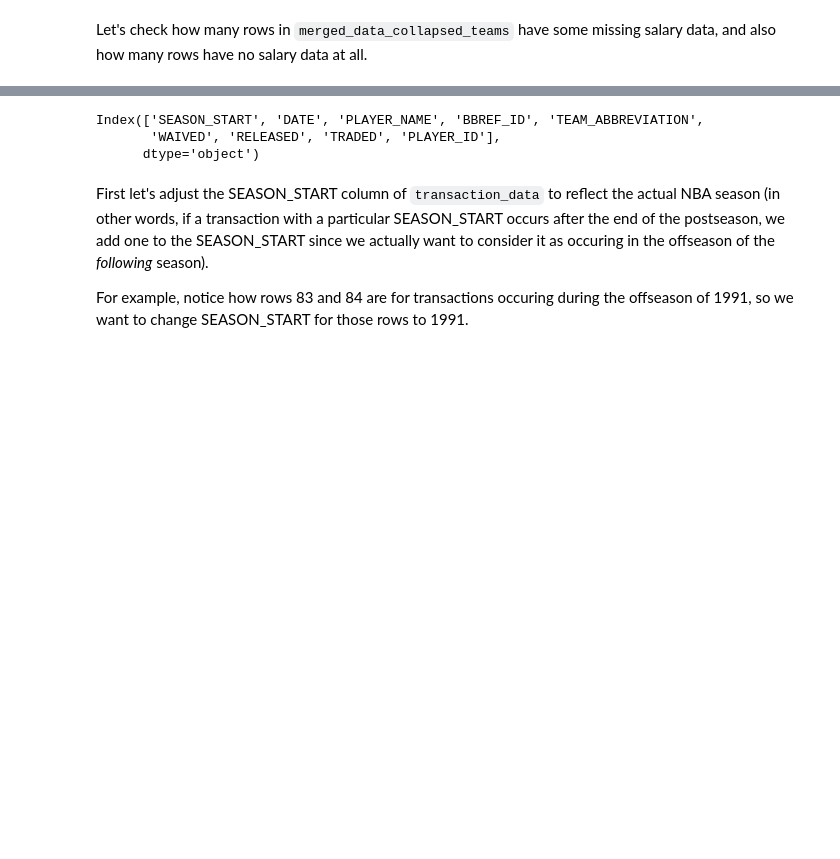
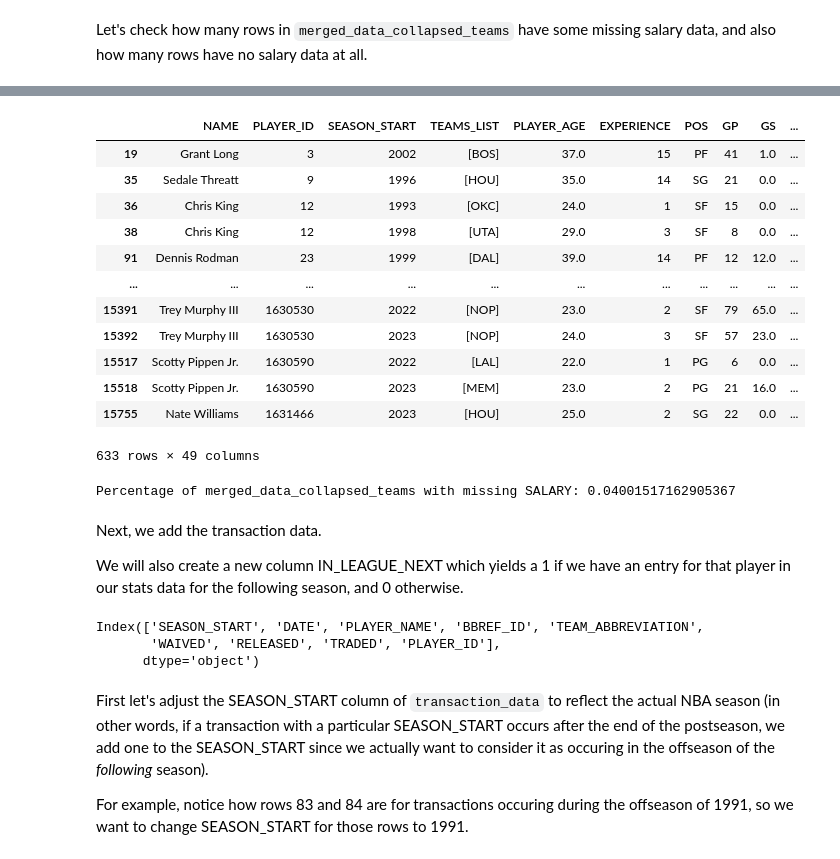
Before and after one commit to aapandy2/predicting_nba_player_retention, a Jupyter notebook: Data/merged_data/data_merger.ipynb, the cells around one changed output, grey strips where cells are left out. Cells and saved outputs as stored; diff of their text form; code cells hidden in the pictures; blank space fills up the shorter version.

```diff
--- a/Data/merged_data/data_merger.ipynb
+++ b/Data/merged_data/data_merger.ipynb
@@ -399,0 +402,7 @@ salary_data
+# %%
+salary_data = (
+    salary_data
+    .groupby(['PLAYER_ID', 'SEASON_START'], as_index=False)['SALARY']
+    .agg('sum')
+    .reset_index(drop=True)
+)
@@ -400,5 +427,5 @@ salary_data
 # %%
-merged_data = pd.merge(merged_data, salary_data, how='left', on=['PLAYER_ID', 'SEASON_START', 'TEAM_ABBREVIATION'])
+merged_data_collapsed_teams = pd.merge(merged_data_collapsed_teams, salary_data, how='left', on=['PLAYER_ID', 'SEASON_START'])
 # %%
 merged_data
 # %% [output]
@@ -434,19 +444,0 @@ Now we add the collapsed salary data into `merged_data_collapsed_teams`.
-# %%
-# add in collapsed salary data to merged_data_collapsed_teams
-
-merged_data_collapsed_teams['SALARY'] = (
-    merged_data
-    .groupby(['PLAYER_ID', 'SEASON_START'])['SALARY']
-    .agg(list)
-    .reset_index(drop=True)
-)
-
-merged_data_collapsed_teams['PCT_TEAM_SALARY'] = (
-    merged_data
-    .groupby(['PLAYER_ID', 'SEASON_START'])['PCT_TEAM_SALARY']
-    .agg(list)
-    .reset_index(drop=True)
-)
-
-merged_data_collapsed_teams = merged_data_collapsed_teams.rename(columns={'SALARY': 'SALARIES_LIST',
-                                                                          'PCT_TEAM_SALARY': 'PCT_TEAM_SALARIES_LIST'})
@@ -555,3 +447,28 @@ not because they are performing well.
+# %%
+merged_data_collapsed_teams[merged_data_collapsed_teams['SALARY'].isnull()]
+# %% [output]
+|  | NAME | PLAYER_ID | SEASON_START | TEAMS_LIST | PLAYER_AGE | EXPERIENCE | POS | GP | GS | ... |
+| 19 | Grant Long | 3 | 2002 | [BOS] | 37.0 | 15 | PF | 41 | 1.0 | ... |
+| 35 | Sedale Threatt | 9 | 1996 | [HOU] | 35.0 | 14 | SG | 21 | 0.0 | ... |
+| 36 | Chris King | 12 | 1993 | [OKC] | 24.0 | 1 | SF | 15 | 0.0 | ... |
+| 38 | Chris King | 12 | 1998 | [UTA] | 29.0 | 3 | SF | 8 | 0.0 | ... |
+| 91 | Dennis Rodman | 23 | 1999 | [DAL] | 39.0 | 14 | PF | 12 | 12.0 | ... |
+| ... | ... | ... | ... | ... | ... | ... | ... | ... | ... | ... |
+| 15391 | Trey Murphy III | 1630530 | 2022 | [NOP] | 23.0 | 2 | SF | 79 | 65.0 | ... |
+| 15392 | Trey Murphy III | 1630530 | 2023 | [NOP] | 24.0 | 3 | SF | 57 | 23.0 | ... |
+| 15517 | Scotty Pippen Jr. | 1630590 | 2022 | [LAL] | 22.0 | 1 | PG | 6 | 0.0 | ... |
+| 15518 | Scotty Pippen Jr. | 1630590 | 2023 | [MEM] | 23.0 | 2 | PG | 21 | 16.0 | ... |
+| 15755 | Nate Williams | 1631466 | 2023 | [HOU] | 25.0 | 2 | SG | 22 | 0.0 | ... |
+633 rows × 49 columns
+# %%
+print('Percentage of merged_data_collapsed_teams with missing SALARY:',
+      len(merged_data_collapsed_teams[merged_data_collapsed_teams['SALARY'].isnull()])/len(merged_data_collapsed_teams))
+# %% [output]
+Percentage of merged_data_collapsed_teams with missing SALARY: 0.04001517162905367
+# %% [markdown]
+Next, we add the transaction data.
+
+We will also create a new column IN_LEAGUE_NEXT which yields a 1 if we have an entry for that player in our stats data for the following season, and 0 otherwise.
 # %%
 transaction_data.columns
 # %% [output]
```
Also changed, not shown: parts of 45 cells of this notebook, 3 other files.
